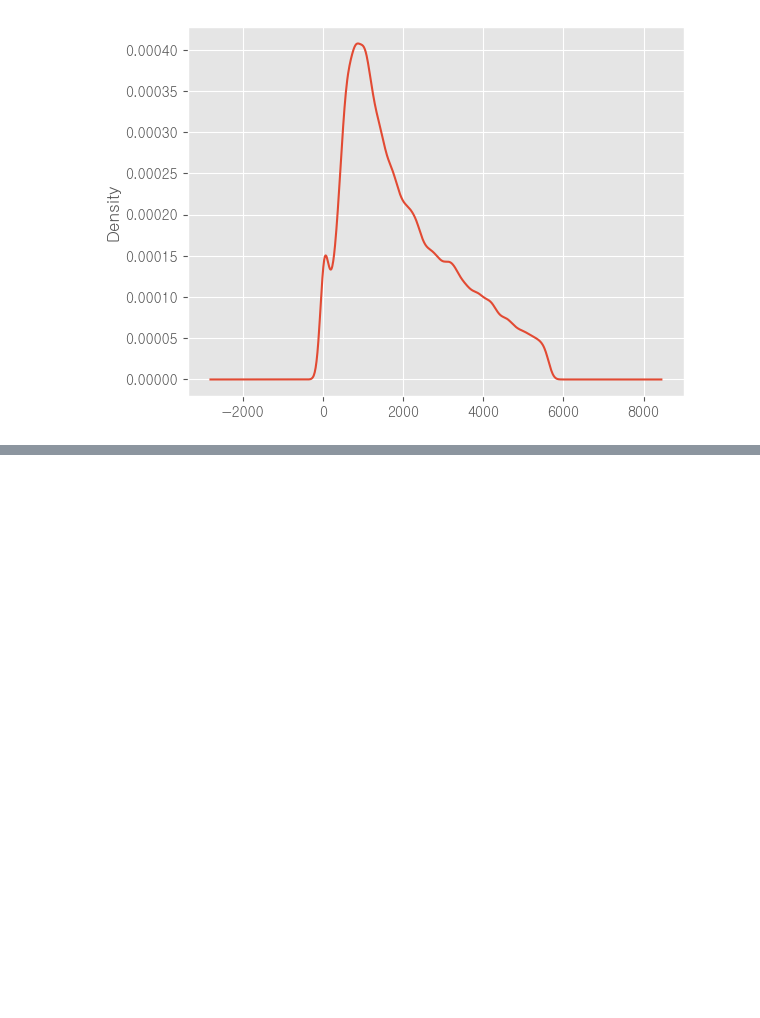
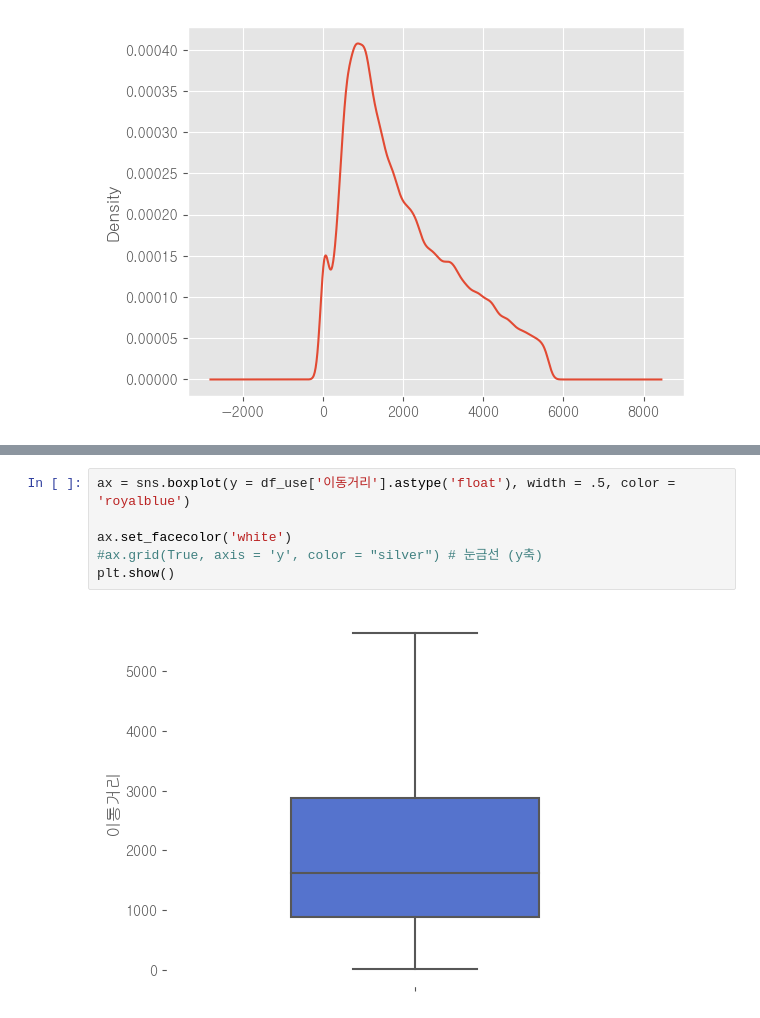
Before and after one commit to haebzzzang/dachungcam, a Jupyter notebook: 2week/2week.ipynb, the cells around one changed output, grey strips where cells are left out. Saved outputs shown, nothing was run; the diff lists cells and outputs as text; blank space fills up the shorter version.

```diff
--- a/2week/2week.ipynb
+++ b/2week/2week.ipynb
@@ -323,0 +332,8 @@ NameError: name 'dist_stats' is not defined
+# %%
+ax = sns.boxplot(y = df_use['이동거리'].astype('float'), width = .5, color = 'royalblue')
+
+ax.set_facecolor('white')
+#ax.grid(True, axis = 'y', color = "silver") # 눈금선 (y축)
+plt.show()
+# %% [output]
+[figure, added]
```
Also changed, not shown: parts of 32 cells of this notebook.
